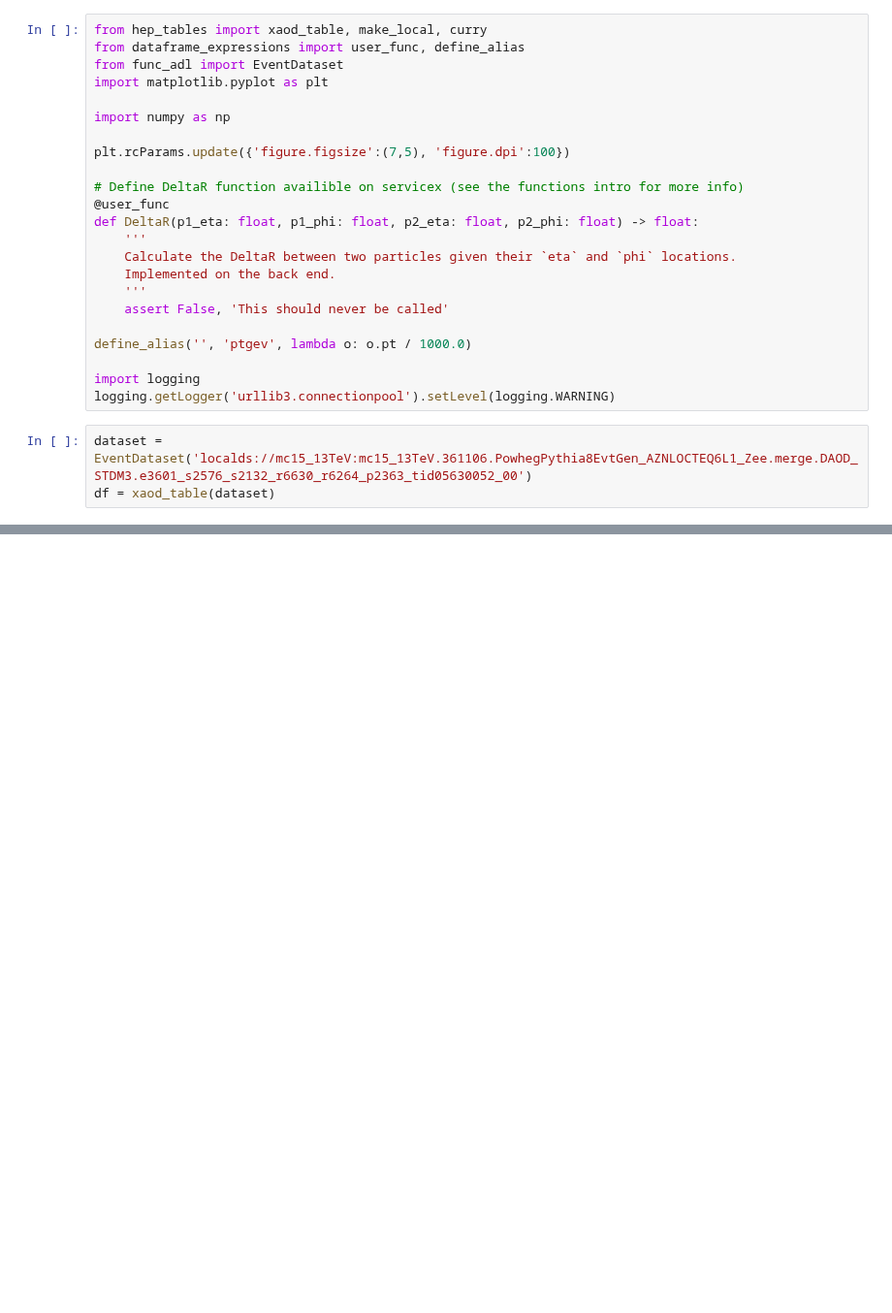
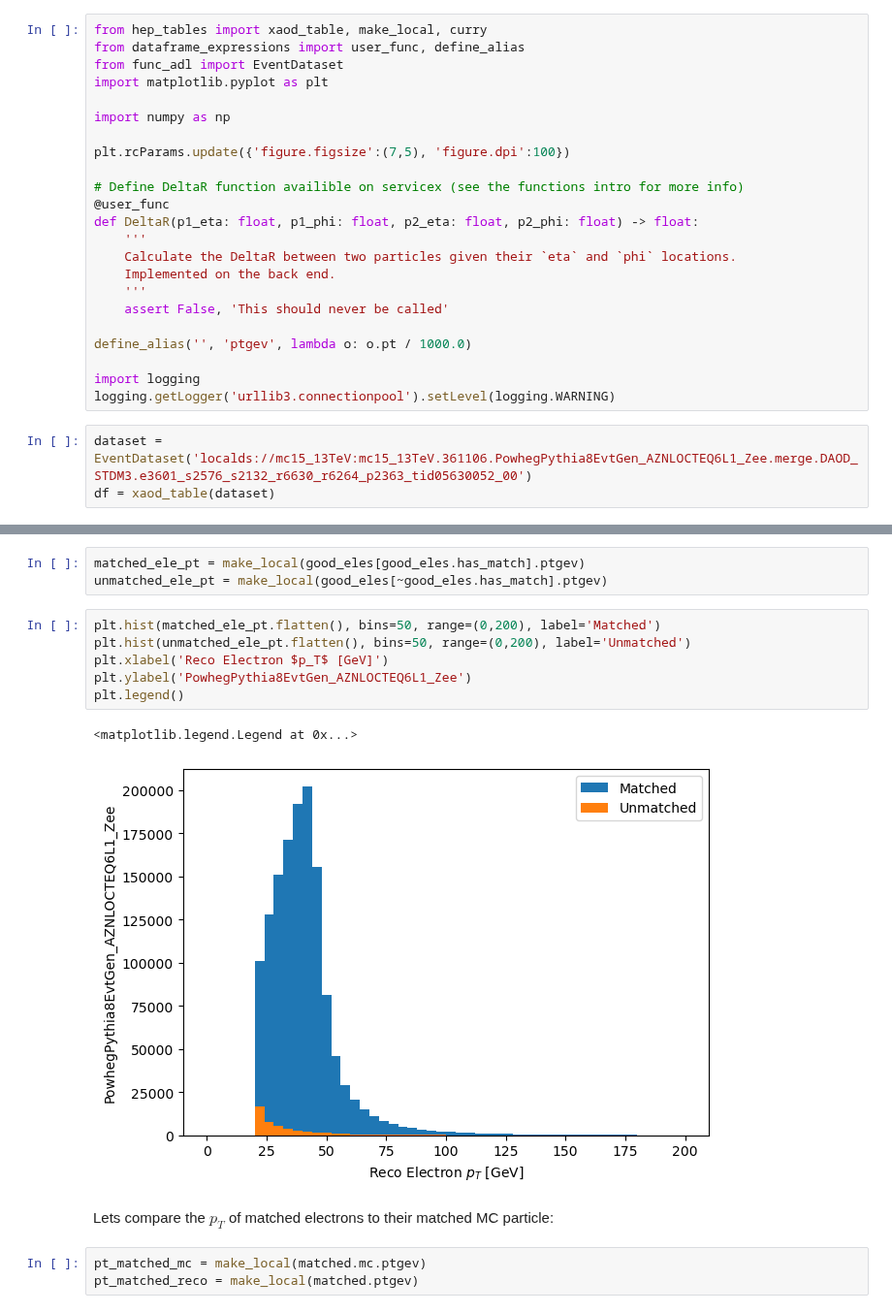
Before and after one commit to gordonwatts/hep_tables, a Jupyter notebook: notebooks/04-Multiple-Objects.ipynb, the cells around one changed output, grey strips where cells are left out. Shown at 97% size. Saved outputs shown, nothing was run; the diff lists cells and outputs as text; blank space fills up the shorter version.

```diff
--- a/notebooks/04-Multiple-Objects.ipynb
+++ b/notebooks/04-Multiple-Objects.ipynb
@@ -181,0 +122,17 @@ _ = plt.xlabel("Resolution (MC-RECO) [GeV]")
+# %%
+matched_ele_pt = make_local(good_eles[good_eles.has_match].ptgev)
+unmatched_ele_pt = make_local(good_eles[~good_eles.has_match].ptgev)
+# %%
+plt.hist(matched_ele_pt.flatten(), bins=50, range=(0,200), label='Matched')
+plt.hist(unmatched_ele_pt.flatten(), bins=50, range=(0,200), label='Unmatched')
+plt.xlabel('Reco Electron $p_T$ [GeV]')
+plt.ylabel('PowhegPythia8EvtGen_AZNLOCTEQ6L1_Zee')
+plt.legend()
+# %% [output]
+<matplotlib.legend.Legend at 0x...>
+[figure, added]
+# %% [markdown]
+Lets compare the $p_T$ of matched electrons to their matched MC particle:
+# %%
+pt_matched_mc = make_local(matched.mc.ptgev)
+pt_matched_reco = make_local(matched.ptgev)
```
Also changed, not shown: parts of 45 cells of this notebook.
